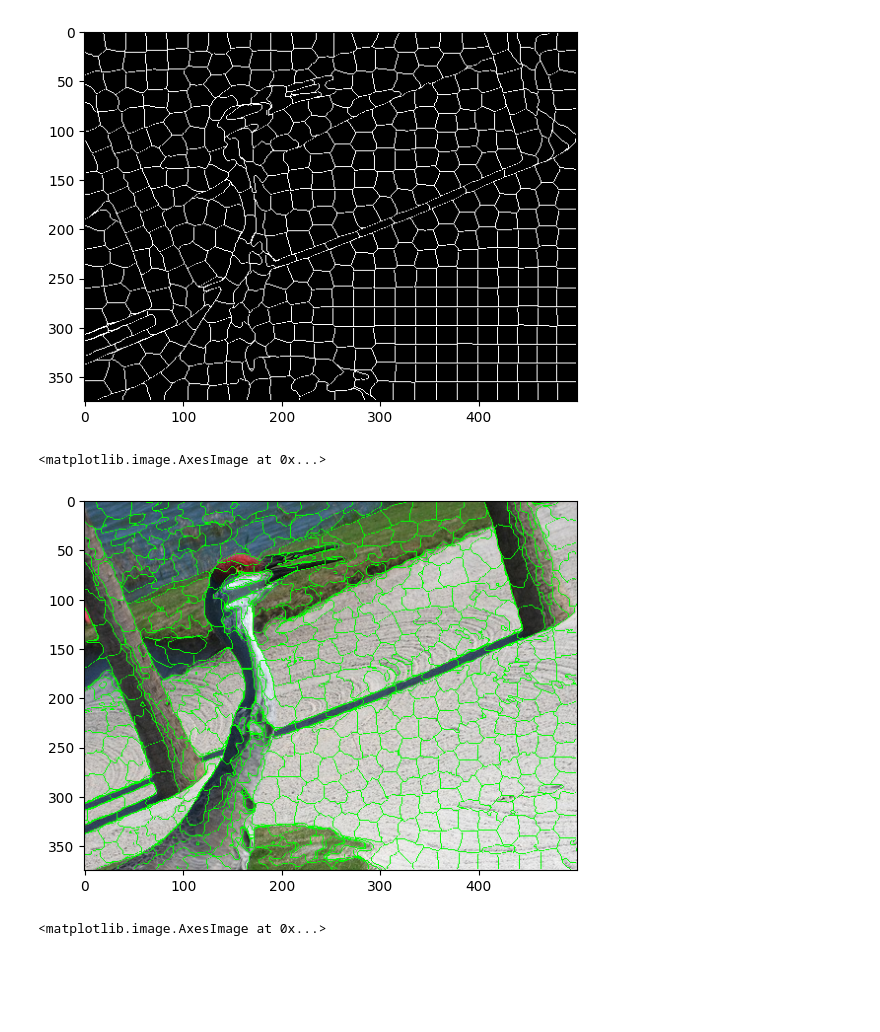
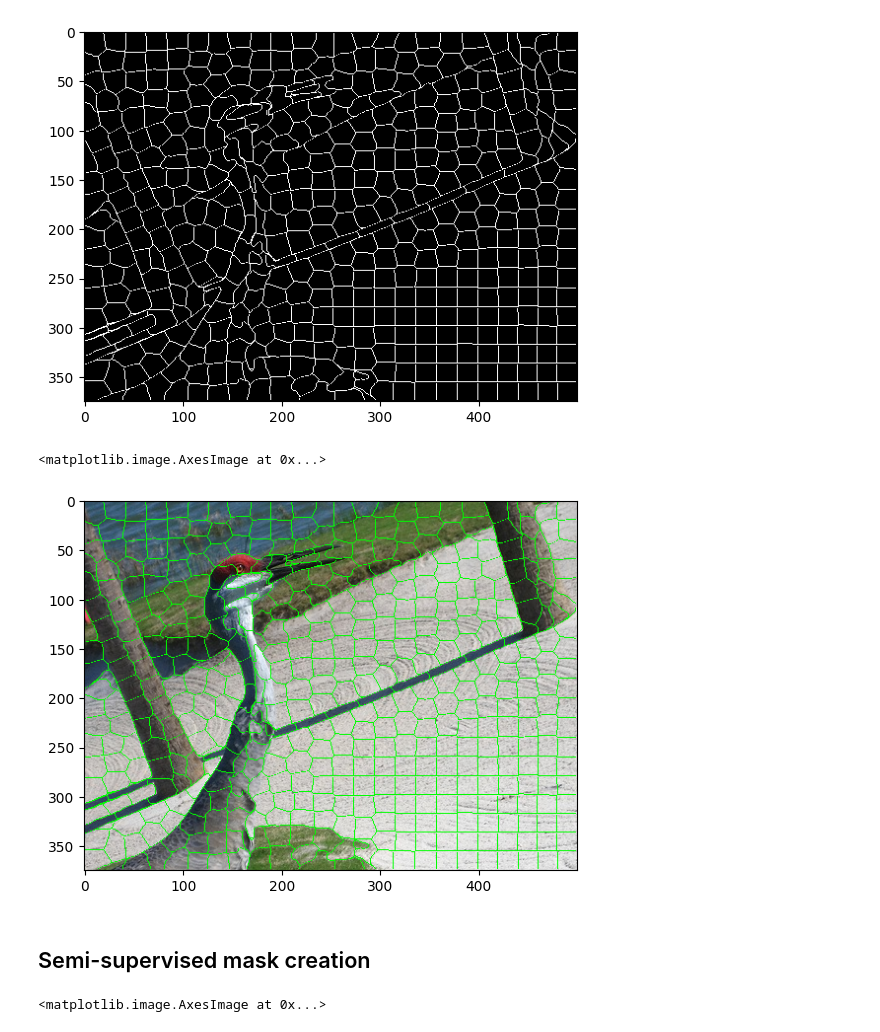
Before and after one commit to vktr274/cv-binary-segmentation, a Jupyter notebook: task2.ipynb, the cells around one changed output. Saved outputs shown, nothing was run; the diff lists cells and outputs as text; code cells hidden in the pictures; blank space fills up the shorter version.

```diff
--- a/task2.ipynb
+++ b/task2.ipynb
@@ -88,9 +88,11 @@ plt.imshow(superpixels_lsc_mask, cmap="gray")
 <matplotlib.image.AxesImage at 0x...>
 [figure]
 # %%
-superpixel_slic_contour_img = merge_image_superpixels(images[0], superpixels_slic_mask, [0,255,0])
+superpixel_contour_img = merge_image_superpixels(images[0], superpixels_lsc_mask, [0,255,0])
 # %%
-plt.imshow(superpixel_slic_contour_img[:,:,::-1])
+plt.imshow(superpixel_contour_img[:,:,::-1])
 # %% [output]
 <matplotlib.image.AxesImage at 0x...>
-[figure, old version]
+[figure, new version]
+# %% [markdown]
+## Semi-supervised mask creation
```
Also changed, not shown: parts of 2 cells of this notebook, 1 other file.
